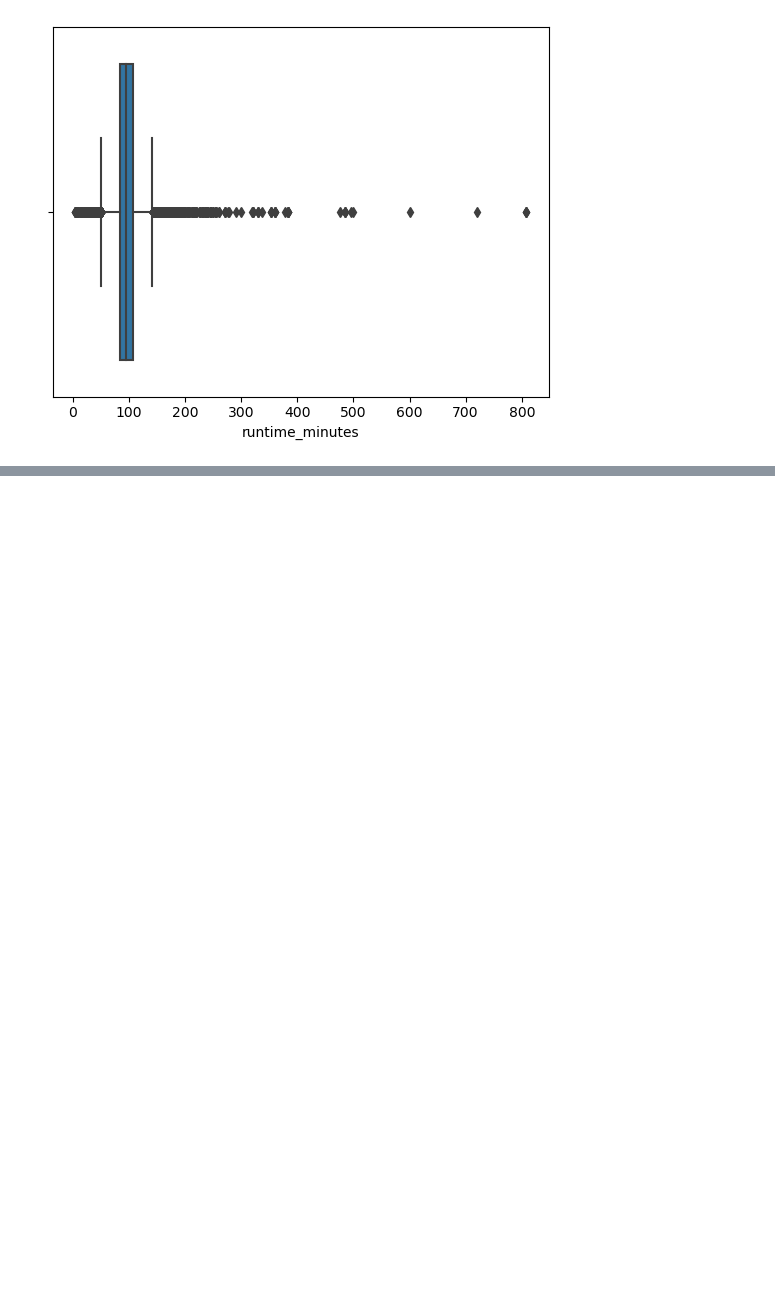
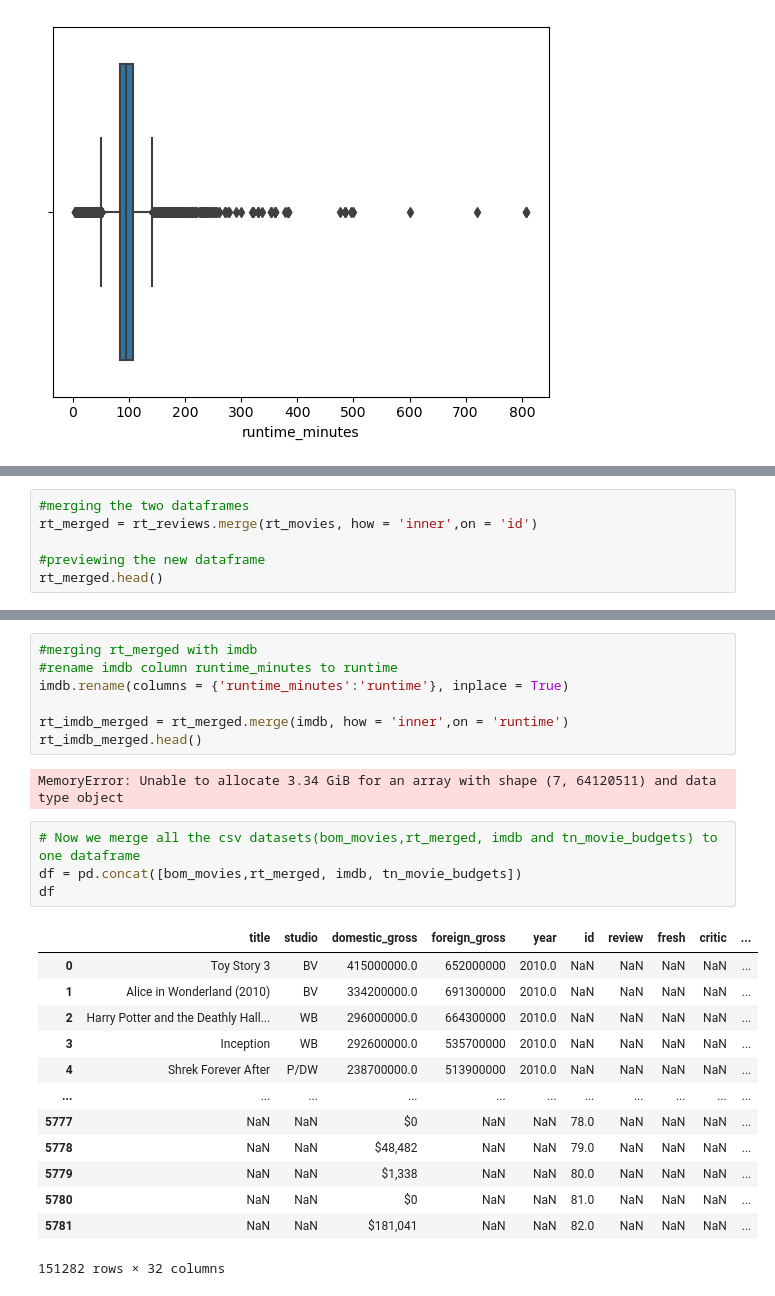
Before and after one commit to Collinskanyiri/DSC-Phase-1-project, a Jupyter notebook: student.ipynb, the cells around one changed output, grey strips where cells are left out. Drawn from its saved outputs; the diff is of its cells as text; blank space fills up the shorter version.

```diff
--- a/student.ipynb
+++ b/student.ipynb
@@ -880,0 +889,6 @@ sns.boxplot(data = imdb, x = 'runtime_minutes');
+# %%
+#merging the two dataframes
+rt_merged = rt_reviews.merge(rt_movies, how = 'inner',on = 'id')
+
+#previewing the new dataframe
+rt_merged.head()
@@ -880,0 +902,27 @@ sns.boxplot(data = imdb, x = 'runtime_minutes');
+# %%
+#merging rt_merged with imdb
+#rename imdb column runtime_minutes to runtime
+imdb.rename(columns = {'runtime_minutes':'runtime'}, inplace = True)
+
+rt_imdb_merged = rt_merged.merge(imdb, how = 'inner',on = 'runtime')
+rt_imdb_merged.head()
+# %% [output]
+MemoryError: Unable to allocate 3.34 GiB for an array with shape (7, 64120511) and data type object
+# %%
+# Now we merge all the csv datasets(bom_movies,rt_merged, imdb and tn_movie_budgets) to one dataframe
+df = pd.concat([bom_movies,rt_merged, imdb, tn_movie_budgets])
+df
+# %% [output]
+|  | title | studio | domestic_gross | foreign_gross | year | id | review | fresh | critic | ... |
+| 0 | Toy Story 3 | BV | 415000000.0 | 652000000 | 2010.0 | NaN | NaN | NaN | NaN | ... |
+| 1 | Alice in Wonderland (2010) | BV | 334200000.0 | 691300000 | 2010.0 | NaN | NaN | NaN | NaN | ... |
+| 2 | Harry Potter and the Deathly Hall... | WB | 296000000.0 | 664300000 | 2010.0 | NaN | NaN | NaN | NaN | ... |
+| 3 | Inception | WB | 292600000.0 | 535700000 | 2010.0 | NaN | NaN | NaN | NaN | ... |
+| 4 | Shrek Forever After | P/DW | 238700000.0 | 513900000 | 2010.0 | NaN | NaN | NaN | NaN | ... |
+| ... | ... | ... | ... | ... | ... | ... | ... | ... | ... | ... |
+| 5777 | NaN | NaN | $0 | NaN | NaN | 78.0 | NaN | NaN | NaN | ... |
+| 5778 | NaN | NaN | $48,482 | NaN | NaN | 79.0 | NaN | NaN | NaN | ... |
+| 5779 | NaN | NaN | $1,338 | NaN | NaN | 80.0 | NaN | NaN | NaN | ... |
+| 5780 | NaN | NaN | $0 | NaN | NaN | 81.0 | NaN | NaN | NaN | ... |
+| 5781 | NaN | NaN | $181,041 | NaN | NaN | 82.0 | NaN | NaN | NaN | ... |
+151282 rows × 32 columns
```
Also changed, not shown: parts of 10 cells of this notebook.
